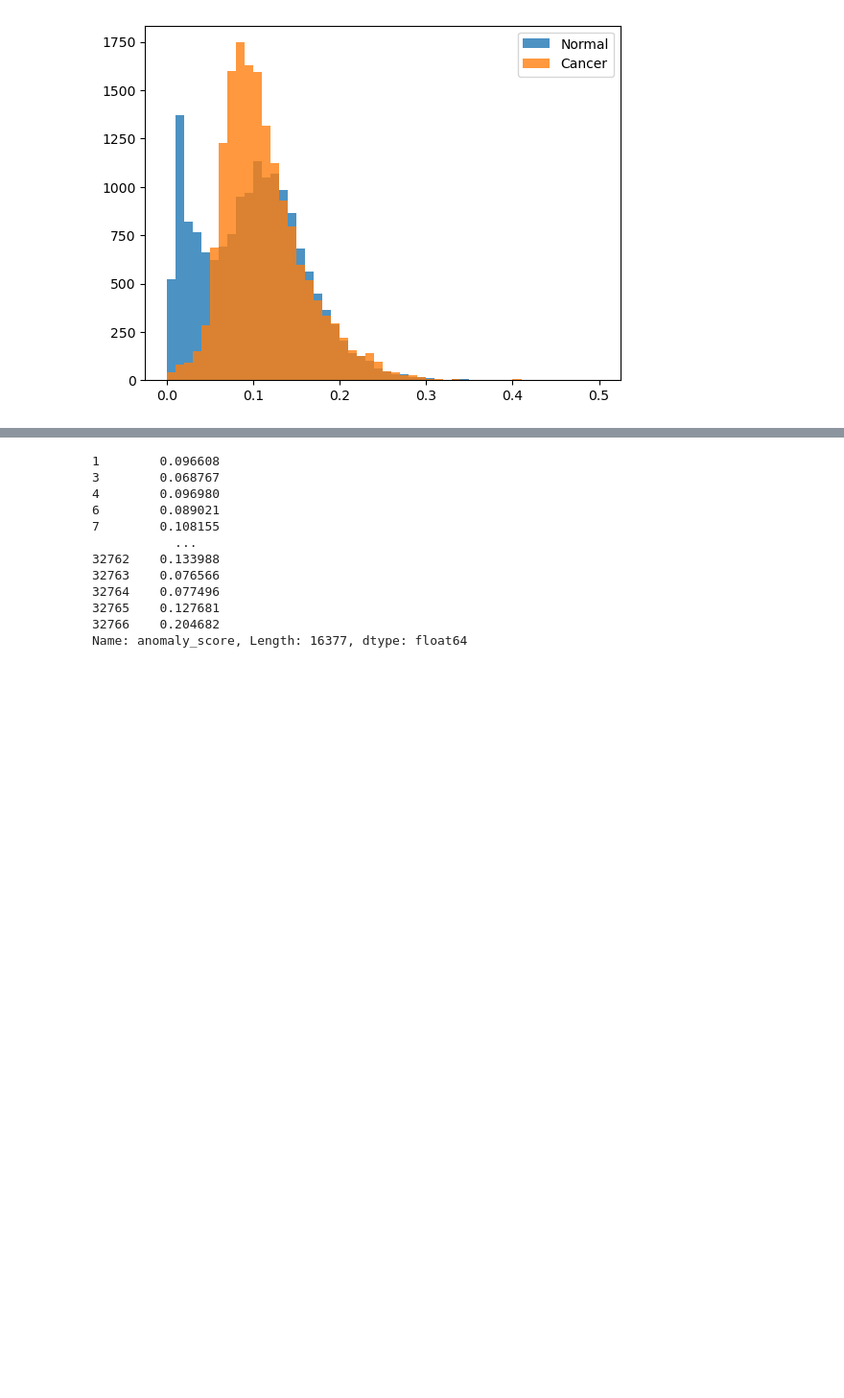
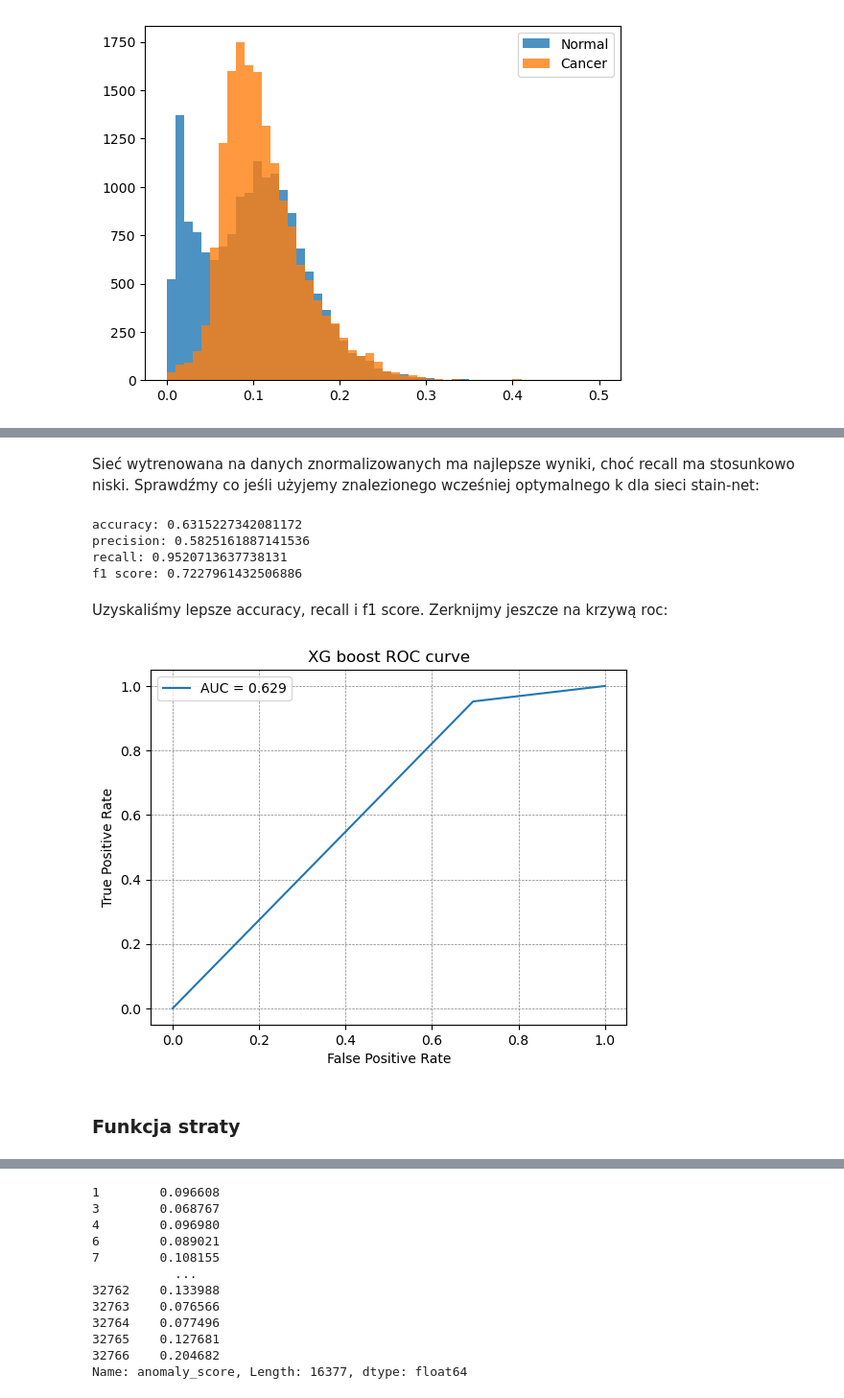
Before and after one commit to tymsoncyferki/Anomaly-Detection, a Jupyter notebook: AnoGAN/your_own_dataset/check_results.ipynb, the cells around one changed output, grey strips where cells are left out. Shown at 96% size. Cells and saved outputs as stored; diff of their text form; code cells hidden in the pictures; blank space fills up the shorter version.

```diff
--- a/AnoGAN/your_own_dataset/check_results.ipynb
+++ b/AnoGAN/your_own_dataset/check_results.ipynb
@@ -87,0 +157,23 @@ y_pred = df_pred['prediction']
+# %%
+# Zatem nasz ostateczny klasyfikator:
+class Classificator:
+    def __init__(self, cut_off=0, k=0.2375):
+        self.cut_off = cut_off
+        self.k = k
+        '''
+        If cut_off specified, don't use fit method (it overwrites cut_off value)
+        '''
+
+    def fit(self, X, y):
+        '''
+        Automatic calculation of the cut-off point
+        '''
+        df = pd.DataFrame()
+        df['label'] = y
+        df['values'] = X
+        df_agg = df.groupby('label').aggregate('mean')
+        self.cut_off = (df_agg.loc[0, 'values'] + df_agg.loc[1, 'values']) * self.k
+
+    def predict(self, X):
+        predictions = (X > self.cut_off)
+        return predictions
@@ -129,3 +228,36 @@ f1 score: 0.657536141661479
+# %% [markdown]
+Sieć wytrenowana na danych znormalizowanych ma najlepsze wyniki, choć recall ma stosunkowo niski. Sprawdźmy co jeśli użyjemy znalezionego wcześniej optymalnego k dla sieci stain-net:
+# %%
+X_train_s, X_test_s, y_train_s, y_test_s = train_test_split(df5['anomaly_score'], df5['label'], test_size=0.4, random_state=42)
+model_s = Classificator(k = 0.2125)
+model_s.fit(X_train_s, y_train_s)
+y_pred_s = model_s.predict(X_test_s)
+print(f'accuracy: {accuracy_score(y_test_s, y_pred_s)}')
+print(f'precision: {precision_score(y_test_s, y_pred_s)}')
+print(f'recall: {recall_score(y_test_s, y_pred_s)}')
+print(f'f1 score: {f1_score(y_test_s, y_pred_s)}')
+# %% [output]
+accuracy: 0.6315227342081172
+precision: 0.5825161887141536
+recall: 0.9520713637738131
+f1 score: 0.7227961432506886
+# %% [markdown]
+Uzyskaliśmy lepsze accuracy, recall i f1 score. Zerknijmy jeszcze na krzywą roc:
+# %%
+from sklearn import metrics
+fpr, tpr, _ = metrics.roc_curve(y_test_s,  y_pred_s)
+auc = metrics.roc_auc_score(y_test_s, y_pred_s)
+plt.plot(fpr,tpr, label=f'AUC = {auc:.3f}')
+plt.ylabel('True Positive Rate')
+plt.xlabel('False Positive Rate')
+plt.title('XG boost ROC curve')
+plt.grid(linestyle='--', linewidth=0.5, color='gray')
+plt.legend()
+plt.show()
+# %% [output]
+[figure, added]
+# %% [markdown]
+### Funkcja straty
 # %%
 df_loss = pd.read_csv('results_cropped_15_15/train_wgangp_log.csv')
 # %%
```
Also changed, not shown: parts of 33 cells of this notebook.
